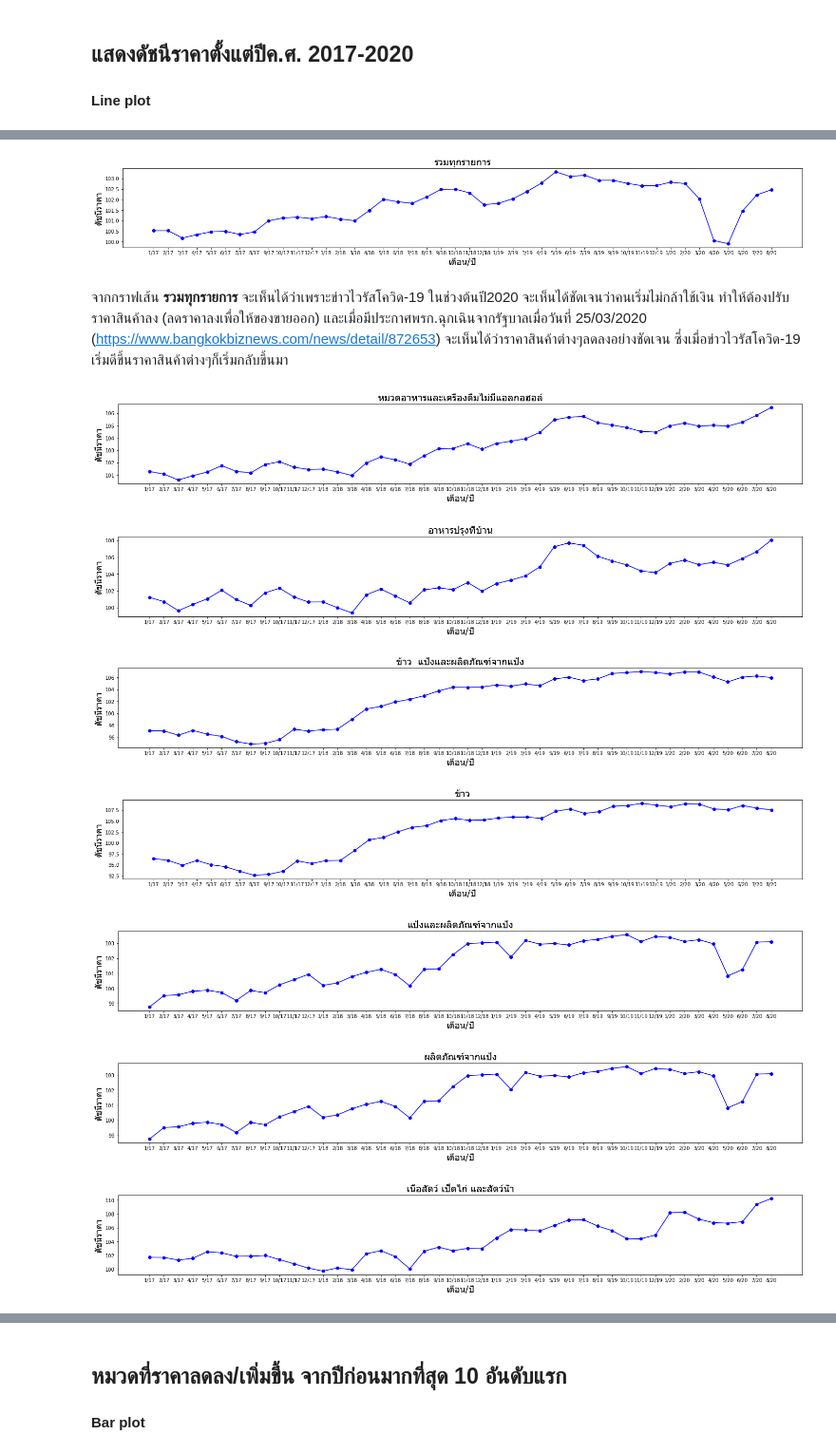
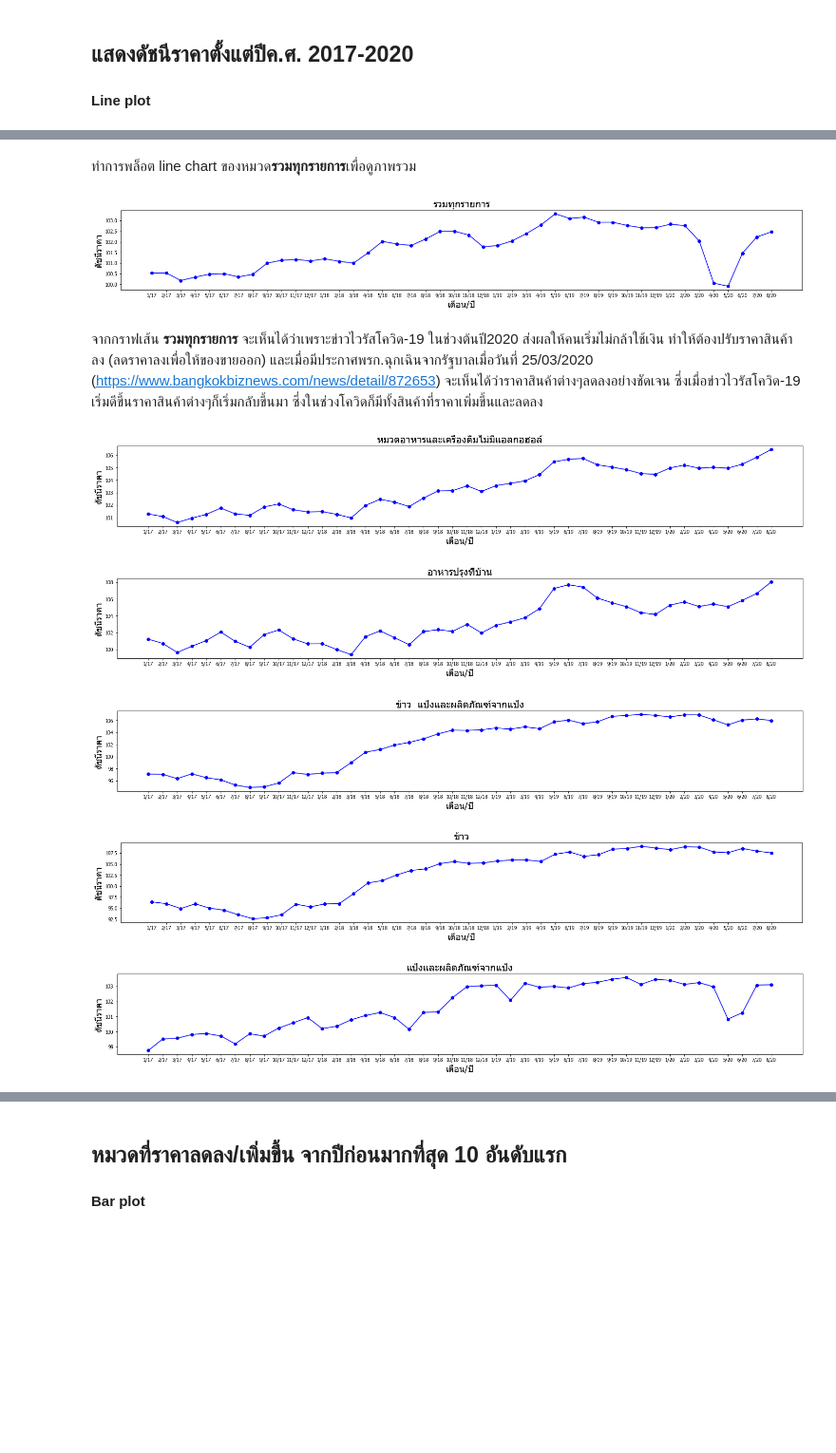
Before and after one commit to kittipon-shine/Consumer_Price_Index_DataAnalysis, a Jupyter notebook: Assignment_61070278.ipynb, the cells around one changed output, grey strips where cells are left out. Shown at 95% size. Cells and saved outputs as stored; diff of their text form; code cells hidden in the pictures; blank space fills up the shorter version.

```diff
--- a/Assignment_61070278.ipynb
+++ b/Assignment_61070278.ipynb
@@ -371,4 +380,6 @@ CPI_Index = pd.read_csv("data/รหัสหมวดดัชนี CPI_INDEX
 CPI_index_id = CPI_Index['รหัสดัชนี']
 CPI_index_id_list = CPI_index_id.tolist()
 # CPI_index_id_list
+# %% [markdown]
+ทำการพล็อต line chart ของหมวด**รวมทุกรายการ**เพื่อดูภาพรวม
 # %%
@@ -388,33 +405,38 @@ plt.plot(month_year, price_index, '-bo');
 # %% [output]
 [figure]
 # %% [markdown]
-จากกราฟเส้น **รวมทุกรายการ** จะเห็นได้ว่าเพราะข่าวไวรัสโควิด-19 ในช่วงต้นปี2020 จะเห็นได้ชัดเจนว่าคนเริ่มไม่กล้าใช้เงิน ทำให้ต้องปรับราคาสินค้าลง (ลดราคาลงเพื่อให้ของขายออก) และเมื่อมีประกาศพรก.ฉุกเฉินจากรัฐบาลเมื่อวันที่ 25/03/2020 (https://www.bangkokbiznews.com/news/detail/872653) จะเห็นได้ว่าราคาสินค้าต่างๆลดลงอย่างชัดเจน ซึ่งเมื่อข่าวไวรัสโควิด-19 เริ่มดีขึ้นราคาสินค้าต่างๆก็เริ่มกลับขึ้นมา
+จากกราฟเส้น **รวมทุกรายการ** จะเห็นได้ว่าเพราะข่าวไวรัสโควิด-19 ในช่วงต้นปี2020 ส่งผลให้คนเริ่มไม่กล้าใช้เงิน ทำให้ต้องปรับราคาสินค้าลง (ลดราคาลงเพื่อให้ของขายออก) และเมื่อมีประกาศพรก.ฉุกเฉินจากรัฐบาลเมื่อวันที่ 25/03/2020 (https://www.bangkokbiznews.com/news/detail/872653) จะเห็นได้ว่าราคาสินค้าต่างๆลดลงอย่างชัดเจน ซึ่งเมื่อข่าวไวรัสโควิด-19 เริ่มดีขึ้นราคาสินค้าต่างๆก็เริ่มกลับขึ้นมา ซึ่งในช่วงโควิดก็มีทั้งสินค้าที่ราคาเพิ่มขึ้นและลดลง
-# %%
-#มีทั้งหมด 189 หมวด (1-189) ไม่นับหมวดรวมทุกรายการ ถ้าใส่เลขเยอะจะใช้เวลารันนาน
-show = 9
-
-for i in CPI_index_id_list[1:show]:
-    index_ = df[df.index_id == i]
-    month = index_['month'].tolist()
-    year = index_['year'].tolist()
-    price_index = index_['price_index'].tolist()
-    month_year = []
-    for i in range(len(month)):
-        month_year.append(str(month[i]) + '/' + str(year[i])[2:] )
-
-    if len(index_['index_description'].tolist()) > 0:
-        plt.figure(figsize=(25, 3))
-        plt.title(u''+index_['index_description'].tolist()[0] ,fontname='Tahoma',fontsize='20')
-        plt.xlabel(u'เดือน/ปี',fontname='Tahoma',fontsize='18')
-        plt.ylabel(u'ดัชนีราคา',fontname='Tahoma',fontsize='18')
-        plt.plot(month_year, price_index, '-bo');
-    else:
-        continue
-# %% [output]
-[figure, removed]
-[figure, removed]
-[figure, removed]
-[figure, removed]
-[figure, removed]
-[figure, removed]
-[figure, removed]
+# %%
+#มีทั้งหมด 189 หมวด (1-189) ไม่นับหมวดรวมทุกรายการ ถ้าใส่เลขเยอะจะใช้เวลารันนาน
+show = 5 #ตัวแปร show จะแสดงจำนวนกราฟตามที่กำหนด
+
+for i in CPI_index_id_list[1:show+1]:
+    #วนลูปในตัวแปร CPI_index_id_list ซึ่งเก็บ index_id ทั้งหมด แต่จะเริ่มพล็อตกราฟตั้งแต่ index ที่ 1 เพราะได้ทำการพล็ตกราฟของหมวดรวมทุกรายการไปแล้ว
+    #i แต่ละรอบคือ index_id
+    index_ = df[df.index_id == i] #เลือก index_id ที่เท่ากับ i แล้วเก็บไว้ในตัวแปร index_
+    month = index_['month'].tolist() #เลือกคอลัมน์ month จากตัวแปร index_ แล้วแปลงให้เป็น list จากนั้นเก็บไว้ในตัวแปร month
+    year = index_['year'].tolist() #เลือกคอลัมน์ year จากตัวแปร index_ แล้วแปลงให้เป็น list จากนั้นเก็บไว้ในตัวแปร year
+    price_index = index_['price_index'].tolist() #เลือกคอลัมน์ price_index จากตัวแปร index_ แล้วแปลงให้เป็น list จากนั้นเก็บไว้ในตัวแปร price_index
+    month_year = [] #สร้างตัวแปร month_year เพื่อรอเก็บค่าหลังจากเอา month กับ year มาต่อกันเพื่อนำไปใช้ในการพล็อตกราฟ
+    for i in range(len(month)): #วนลูปตามความยาวของตัวแปร month
+    #นำตัวแปร month index ที่ i มาต่อกับตัวแปร year 2 ตัวท้าย index ที่ i โดยขั้นตรงกลางด้วย /
+    #หลังจากนั้นนำค่าที่ได้เพิ่มเข้าไปใน month_year
+        month_year.append(str(month[i]) + '/' + str(year[i])[2:] )
+
+    #เช็คว่าความยาวของ index_ ต้องมากกว่า 0 ถึงจะทำการพล็อตกราฟเพราะว่า index_id บางตัวนั้นไม่มีข้อมูล
+    if len(index_['index_description'].tolist()) > 0:
+        plt.figure(figsize=(25, 3))
+        #กำหนดให้ title แสดงเป็น index_description ของแต่ละรอบและเปลี่ยนฟอนต์ที่รองรับภาษาไทย
+        plt.title(u''+index_['index_description'].tolist()[0] ,fontname='Tahoma',fontsize='20')
+        plt.xlabel(u'เดือน/ปี',fontname='Tahoma',fontsize='18')
+        plt.ylabel(u'ดัชนีราคา',fontname='Tahoma',fontsize='18')
+        #พล็อตกราฟโดยแกน x คือเดือน/ปี (จากตัวแปร month_year) แกน y คือดัชนีราคา (จากตัวแปร price_index) และตั้งค่าให้เส้นเป็นสีน้ำเงินและมีจุดวงกลม
+        plt.plot(month_year, price_index, '-bo');
+    else:
+        continue
+# %% [output]
+[figure, added]
+[figure, added]
+[figure, added]
+[figure, added]
+[figure, added]
```
Also changed, not shown: parts of 38 cells of this notebook, 1 other file.
